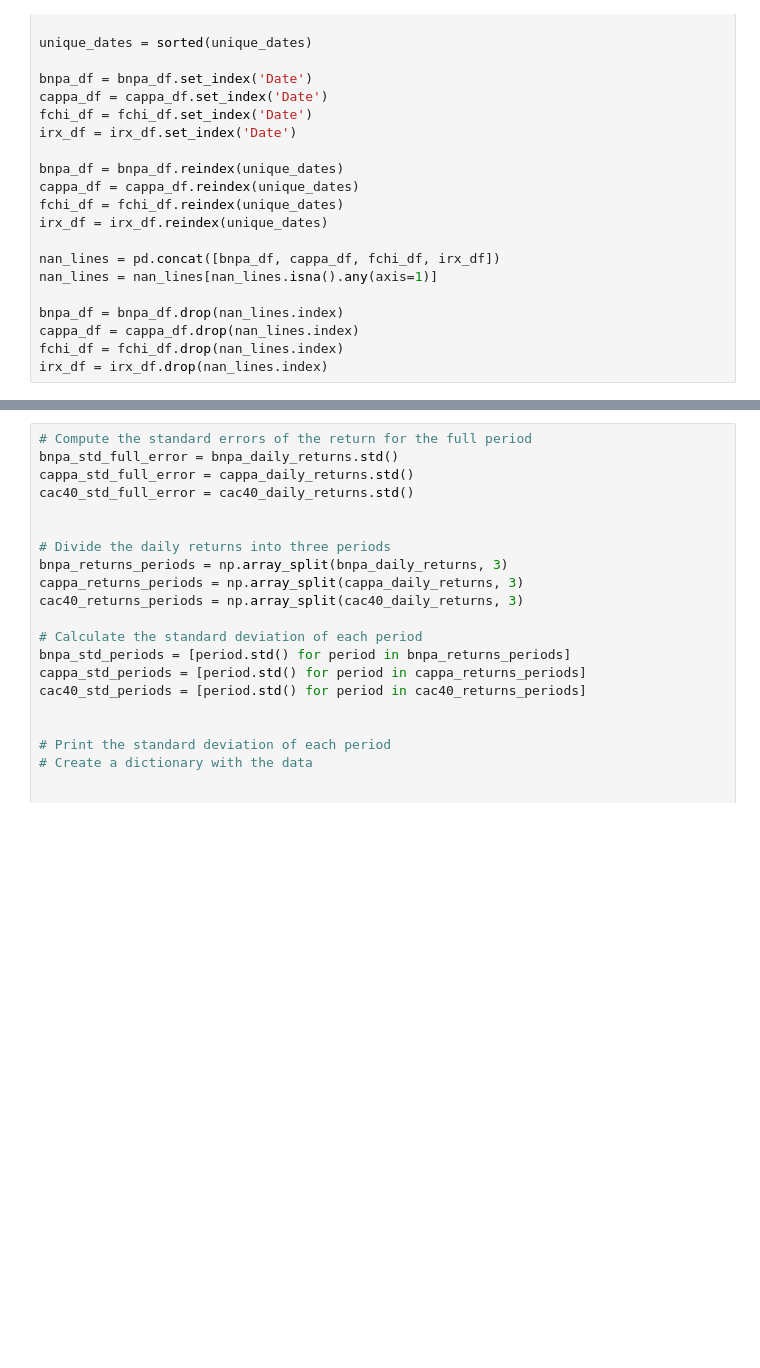
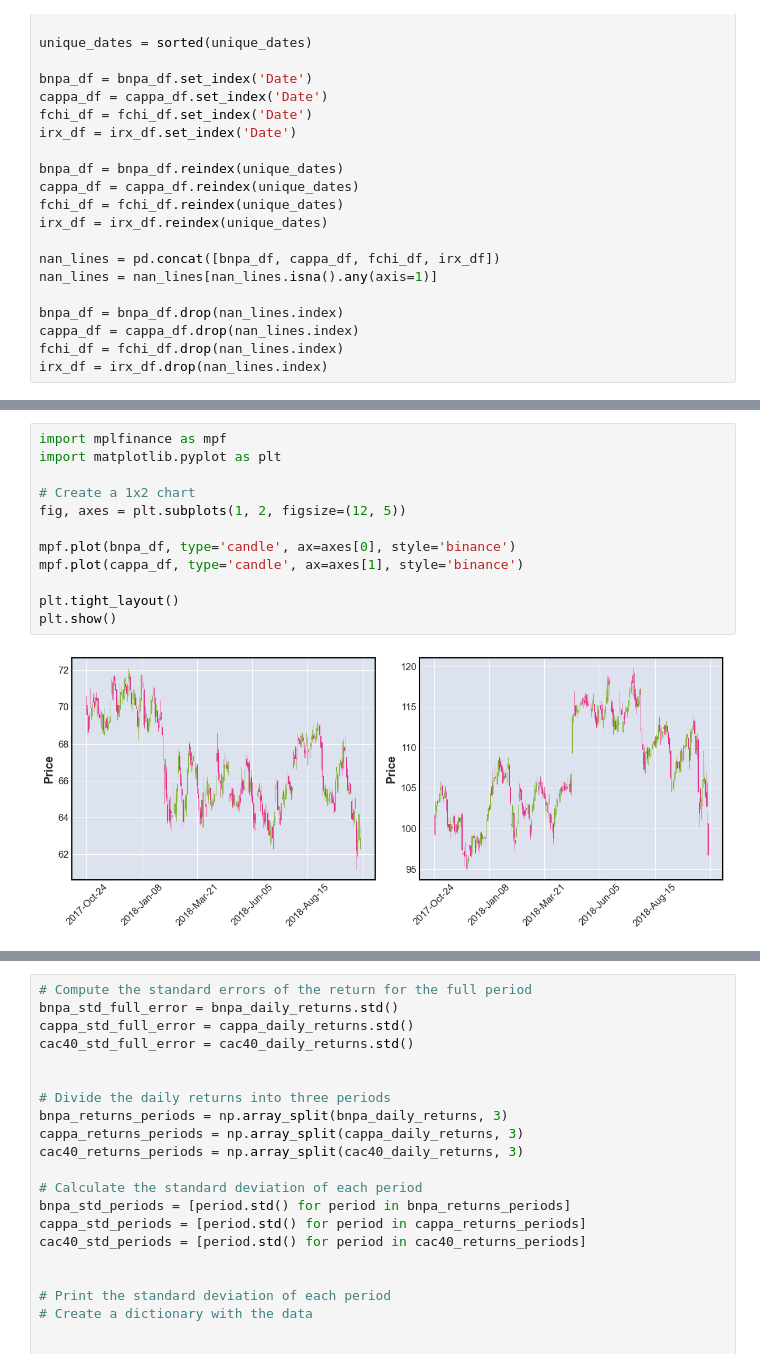
Before and after one commit to yurialvizi/mods205-digital-finance, a Jupyter notebook: project.ipynb, the cells around one changed output, grey strips where cells are left out. Saved outputs shown, nothing was run; the diff lists cells and outputs as text; blank space fills up the shorter version.

```diff
--- a/project.ipynb
+++ b/project.ipynb
@@ -109,0 +68,14 @@ plt.show()
+# %%
+import mplfinance as mpf
+import matplotlib.pyplot as plt
+
+# Create a 1x2 chart
+fig, axes = plt.subplots(1, 2, figsize=(12, 5))
+
+mpf.plot(bnpa_df, type='candle', ax=axes[0], style='binance')
+mpf.plot(cappa_df, type='candle', ax=axes[1], style='binance')
+
+plt.tight_layout()
+plt.show()
+# %% [output]
+[figure, added]
```
Also changed, not shown: parts of 16 cells of this notebook.
